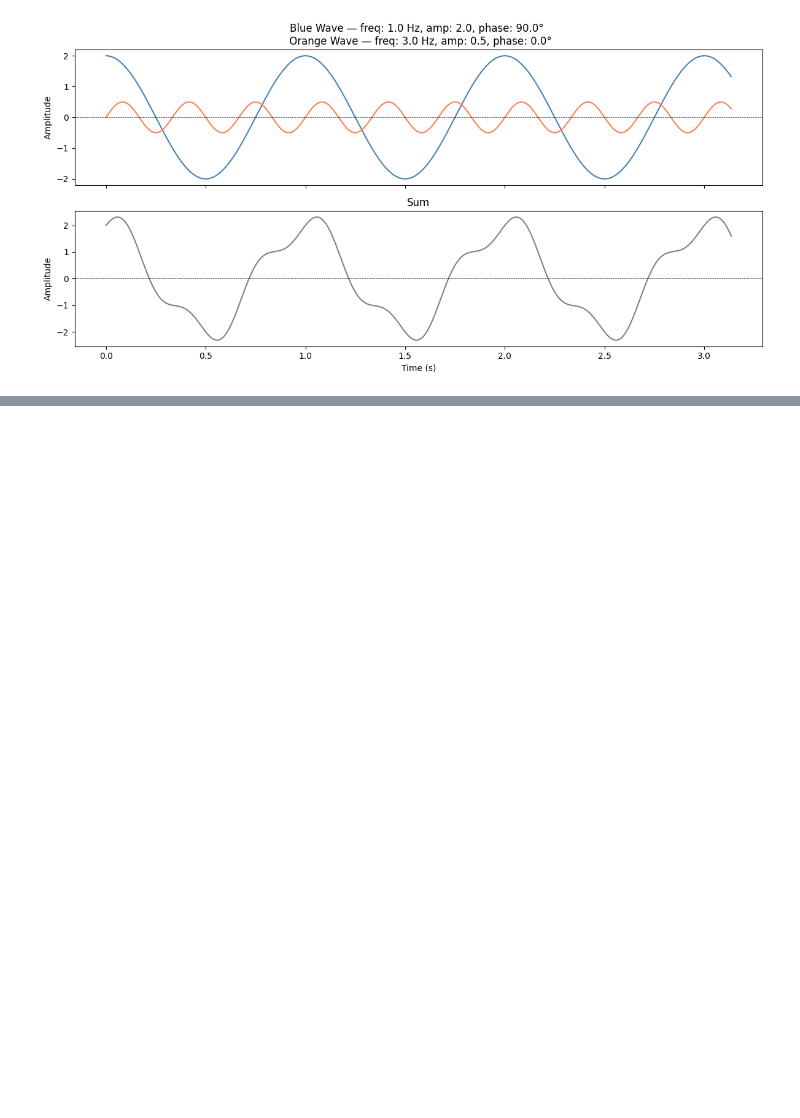
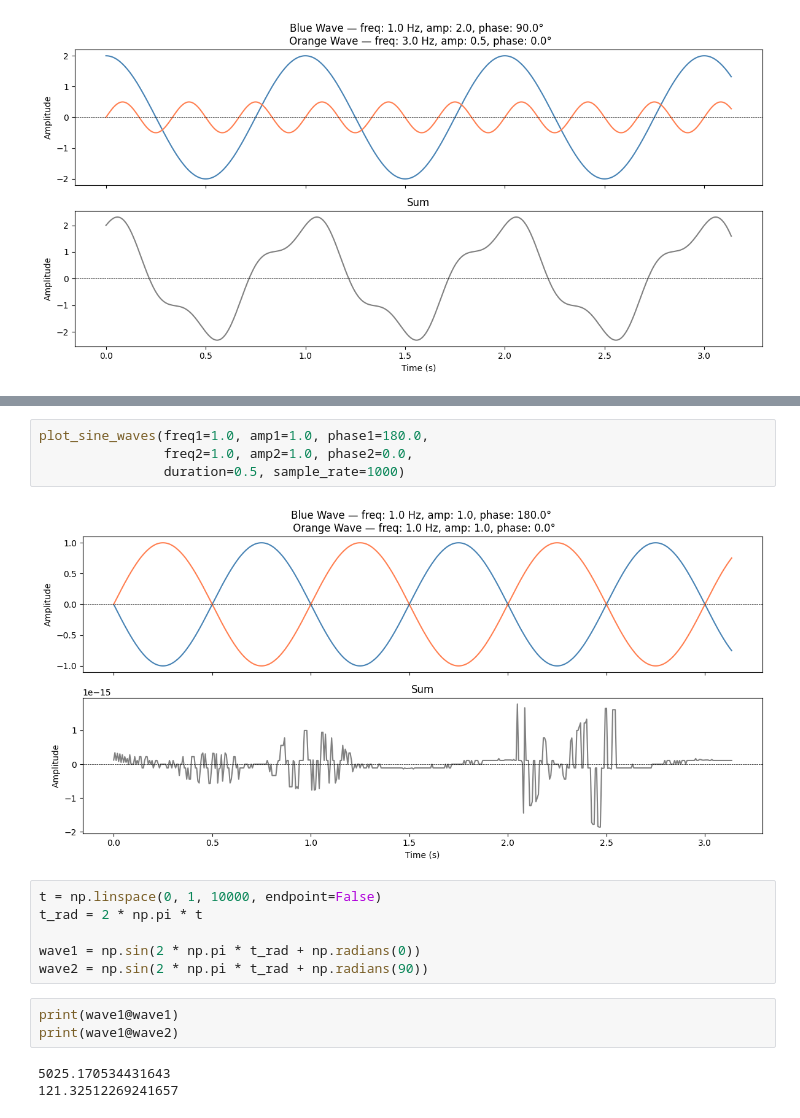
Before and after one commit to mik-nowacki/thesis-project, a Jupyter notebook: notebooks/preprocessing/visualization_theory.ipynb, the cells around one changed output, grey strips where cells are left out. Cells and saved outputs as stored; diff of their text form; blank space fills up the shorter version.

```diff
--- a/notebooks/preprocessing/visualization_theory.ipynb
+++ b/notebooks/preprocessing/visualization_theory.ipynb
@@ -41,0 +78,18 @@ plot_sine_waves()
+# %%
+plot_sine_waves(freq1=1.0, amp1=1.0, phase1=180.0,
+                freq2=1.0, amp2=1.0, phase2=0.0,
+                duration=0.5, sample_rate=1000)
+# %% [output]
+[figure, added]
+# %%
+t = np.linspace(0, 1, 10000, endpoint=False)
+t_rad = 2 * np.pi * t
+
+wave1 = np.sin(2 * np.pi * t_rad + np.radians(0))
+wave2 = np.sin(2 * np.pi * t_rad + np.radians(90))
+# %%
+print(wave1@wave1)
+print(wave1@wave2)
+# %% [output]
+5025.170534431643
+121.32512269241657
```
Also changed, not shown: parts of 7 cells of this notebook, 1 other file.
